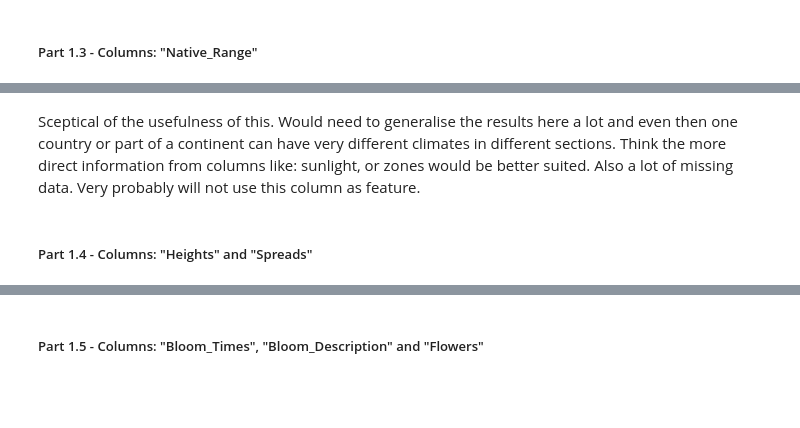
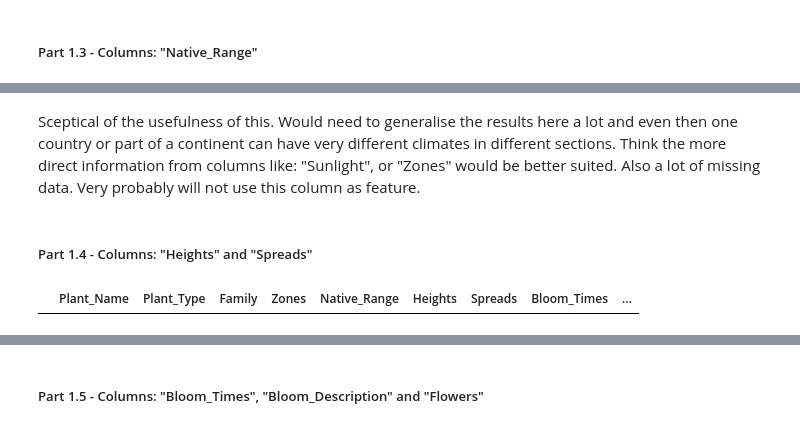
Before and after one commit to RMCrean/House_Plant_Recommender, a Jupyter notebook: Step1_EDA.ipynb, the cells around one changed output, grey strips where cells are left out. Drawn from its saved outputs; the diff is of its cells as text; code cells hidden in the pictures; blank space fills up the shorter version.

```diff
--- a/Step1_EDA.ipynb
+++ b/Step1_EDA.ipynb
@@ -175,7 +175,12 @@ Name: Native_Range, Length: 68, dtype: int64
 # %% [markdown]
-Sceptical of the usefulness of this. Would need to generalise the results here a lot and even then one country or part of a continent can have very different climates in different sections. Think the more direct information from columns like: sunlight, or zones would be better suited. Also a lot of missing data. Very probably will not use this column as feature.
+Sceptical of the usefulness of this. Would need to generalise the results here a lot and even then one country or part of a continent can have very different climates in different sections. Think the more direct information from columns like: "Sunlight", or "Zones" would be better suited. Also a lot of missing data. Very probably will not use this column as feature.
 # %% [markdown]
 ##### Part 1.4 - Columns: "Heights" and "Spreads"
+# %%
+missing_index = plant_df["Heights"].loc[lambda x: x=="None"].index
+display(plant_df.iloc[missing_index])
+# %% [output]
+|  | Plant_Name | Plant_Type | Family | Zones | Native_Range | Heights | Spreads | Bloom_Times | ... |
 # %%
 min_heights, max_heights = [], []
 avg_heights, height_ranges = [], []
```
Also changed, not shown: parts of 28 cells of this notebook.
